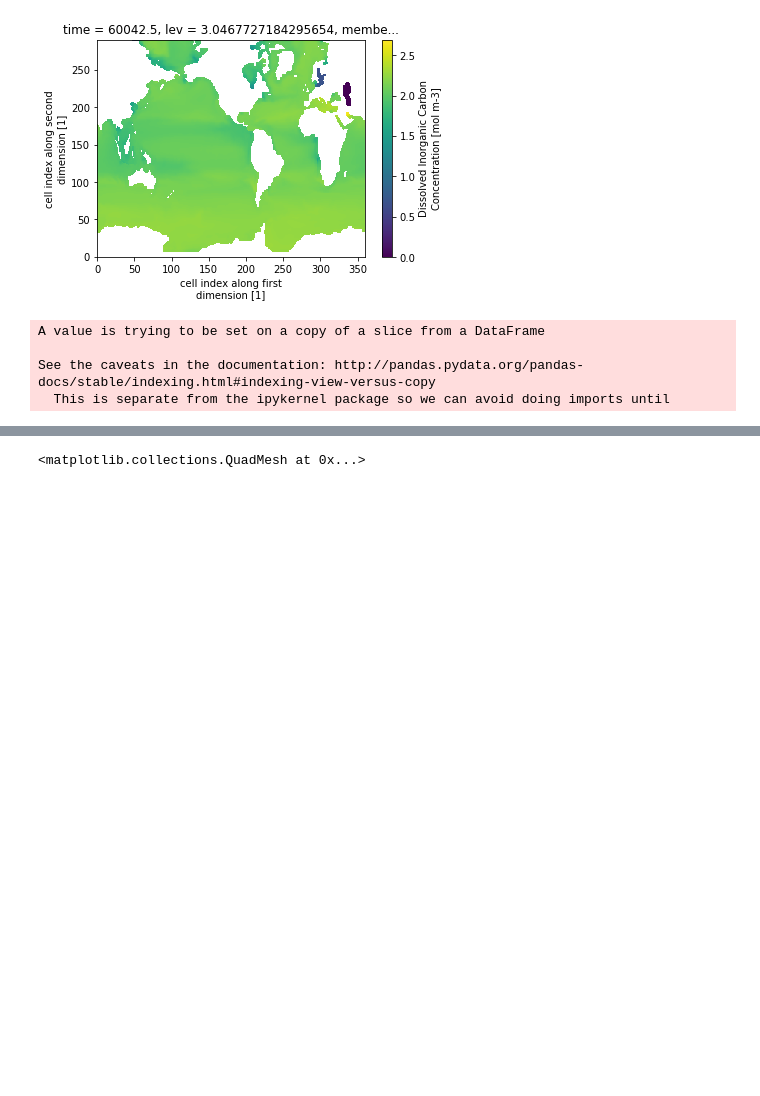
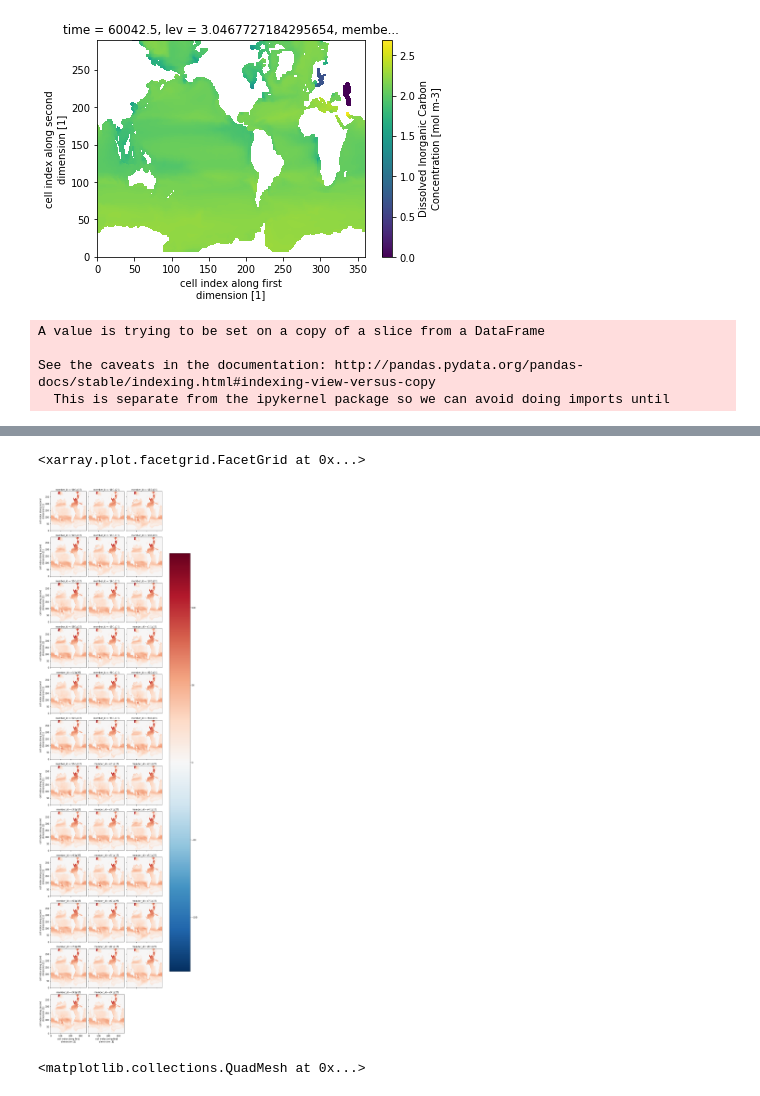
Before and after one commit to mara-freilich/cmip6hack-ocean-bgc, a Jupyter notebook: notebooks/mfreilich_C_O2_heat_storage.ipynb, the cells around one changed output, grey strips where cells are left out. Cells and saved outputs as stored; diff of their text form; code cells hidden in the pictures; blank space fills up the shorter version.

```diff
--- a/notebooks/mfreilich_C_O2_heat_storage.ipynb
+++ b/notebooks/mfreilich_C_O2_heat_storage.ipynb
@@ -165,12 +155,13 @@ ds_fx = dset_dict['CMIP.CCCma.CanESM5.historical.Ofx.gn']
 # %%
 import numpy as np
 import matplotlib.pyplot as plt
-#fig, axes = plt.subplots(ncols=7,nrows=5)
-DICstore = 0
-for i in np.arange(35):
-    tmp = (dsC.dissic.isel(member_id=i,time=(164-np.arange(10))).mean('time')*ds_fx.thkcello.isel(member_id=0)-dsC.dissic.isel(member_id=i,time=np.arange(10)).mean('time')*ds_fx.thkcello.isel(member_id=0)).sum('lev')
-    DICstore = DICstore+tmp
-DICstore = DICstore/35
+
+DICstore0 = (dsC.dissic.isel(time=(164-np.arange(10))).mean('time')*ds_fx.thkcello.isel(member_id=0)-dsC.dissic.isel(time=np.arange(10)).mean('time')*ds_fx.thkcello.isel(member_id=0)).sum('lev')
+# %%
+DICstore0.plot(col='member_id', col_wrap=3)
+# %% [output]
+<xarray.plot.facetgrid.FacetGrid at 0x...>
+[figure, added]
 # %%
 DICstore['member_id'] = 'ensemble average change in DIC storage (mol/m^2) 1850 to 2015'
 DICstore.plot()
```
Also changed, not shown: parts of 22 cells of this notebook.
